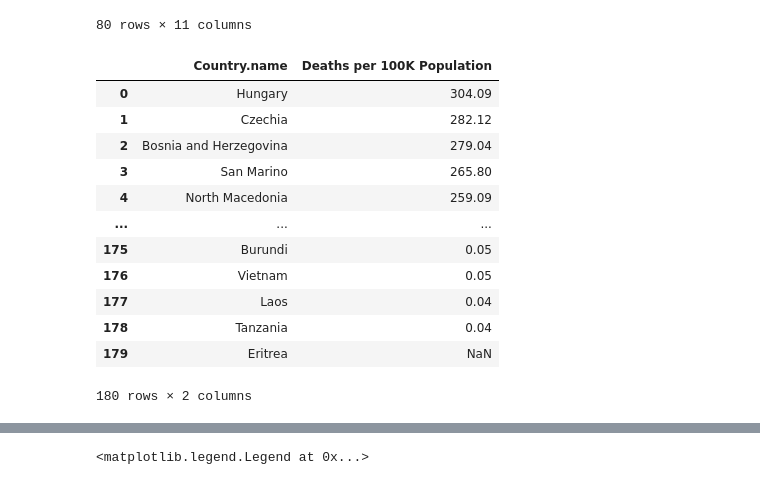
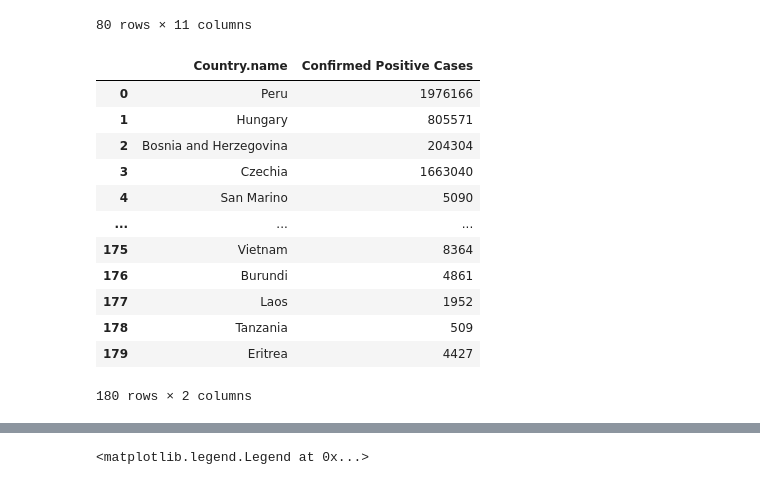
Before and after one commit to yunanhou95/STA141B_world_happiness, a Jupyter notebook: STA 141B Final Project [P1 & P2 Jupyter Notebooks]/STA_141B_Final_Project Part 1.ipynb, the cells around one changed output, grey strips where cells are left out. Cells and saved outputs as stored; diff of their text form; code cells hidden in the pictures.

```diff
--- a/STA 141B Final Project [P1 & P2 Jupyter Notebooks]/STA_141B_Final_Project Part 1.ipynb
+++ b/STA 141B Final Project [P1 & P2 Jupyter Notebooks]/STA_141B_Final_Project Part 1.ipynb
@@ -156,58 +185,76 @@ import requests
 import requests_cache
 import lxml
 from bs4 import BeautifulSoup
+from decimal import Decimal
+
 
 covid_mortality = requests.get("https://coronavirus.jhu.edu/data/mortality")
 
 covid_mortality_html = covid_mortality.text
 covid_mortality_obj = BeautifulSoup(covid_mortality_html, 'lxml')
 
 
 covid_mortality_table = covid_mortality_obj.find_all(name='tr', attrs={'style':'height:32px'})
 
 
-deaths_per_100k_table = pd.DataFrame(columns = ['Country.name', 'Deaths per 100K Population'])
+
+positive_cases_table = pd.DataFrame(columns = ['Country.name', 'Confirmed Positive Cases'])
 
 for index in range(0, len(covid_mortality_table)):
     raw_text = covid_mortality_table[index].text
     country_name = ""
     for location in range(0, len(raw_text)):
         if(raw_text[location].isdigit() == False):
             country_name += raw_text[location]
         else:
             break;
 
-    percent_detector = False
-    deaths_per_100k_people = ""
+    #country_name contains the name of the country from this point
 
-    for num_loc in range(0, len(raw_text)):
-        if(raw_text[num_loc] == '%'):
-            percent_detector = True
 
-        if(percent_detector == True):
-            deaths_per_100k_people += raw_text[num_loc]
+    raw_html = str(covid_mortality_table[index])
+
+    raw_html = raw_html[24:]
+
+    char_counter = 0;
+    for char_loc in range(0, len(raw_html)):
+        if(raw_html[char_loc] =="<" or raw_html[char_loc] ==">"):
+            char_counter += 1
+        if(char_counter == 6):
+            start_index = char_loc + 1
+            raw_html = raw_html[start_index:len(raw_html)]
+            break
+
+    num_positive_cases = ""
+    for num_loc in range(0, len(raw_html)):
+        if(raw_html[num_loc] != "<"):
+            num_positive_cases += raw_html[num_loc]
         else:
-            continue
+            break
 
-    deaths_per_100k_people = deaths_per_100k_people[1:]
-    deaths_quantity = Decimal(deaths_per_100k_people)
+    #num_positive_cases contains the number of positive cases beyond this point
 
-    deaths_per_100k_table.loc[index] = [country_name, deaths_quantity]
 
-deaths_per_100k_table
+    num_positive_cases = num_positive_cases.replace(',','')
+
+    num_positive_cases = int(num_positive_cases)
+
+    positive_cases_table.loc[index] = [country_name, num_positive_cases]
+
+positive_cases_table
 # %% [output]
-|  | Country.name | Deaths per 100K Population |
-| 0 | Hungary | 304.09 |
-| 1 | Czechia | 282.12 |
-| 2 | Bosnia and Herzegovina | 279.04 |
-| 3 | San Marino | 265.80 |
-| 4 | North Macedonia | 259.09 |
+|  | Country.name | Confirmed Positive Cases |
+| 0 | Peru | 1976166 |
+| 1 | Hungary | 805571 |
+| 2 | Bosnia and Herzegovina | 204304 |
+| 3 | Czechia | 1663040 |
+| 4 | San Marino | 5090 |
 | ... | ... | ... |
-| 175 | Burundi | 0.05 |
-| 176 | Vietnam | 0.05 |
-| 177 | Laos | 0.04 |
-| 178 | Tanzania | 0.04 |
-| 179 | Eritrea | NaN |
+| 175 | Vietnam | 8364 |
+| 176 | Burundi | 4861 |
+| 177 | Laos | 1952 |
+| 178 | Tanzania | 509 |
+| 179 | Eritrea | 4427 |
 180 rows × 2 columns
 # %%
 #Merge data from webscraping with existing dataframe delta_2019_to_2020
```
Also changed, not shown: parts of 5 cells of this notebook.
